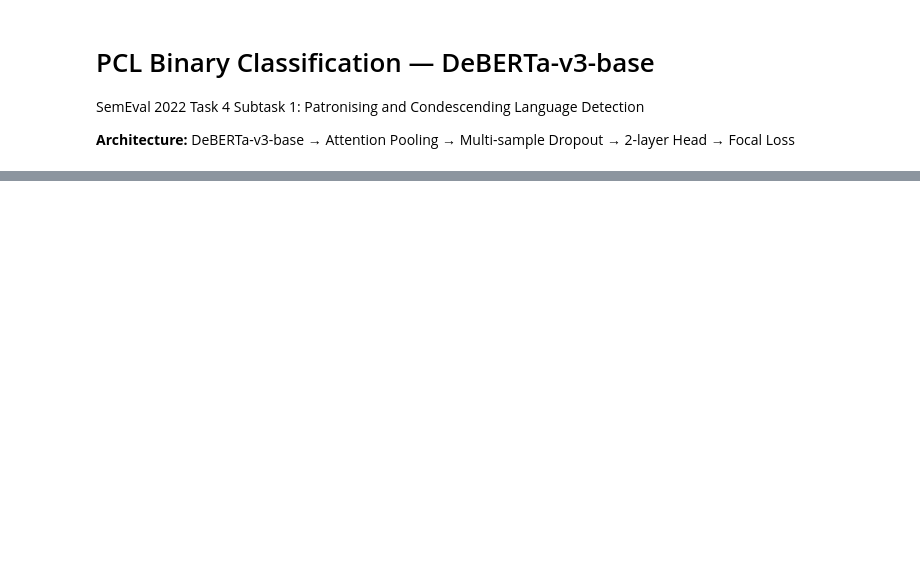
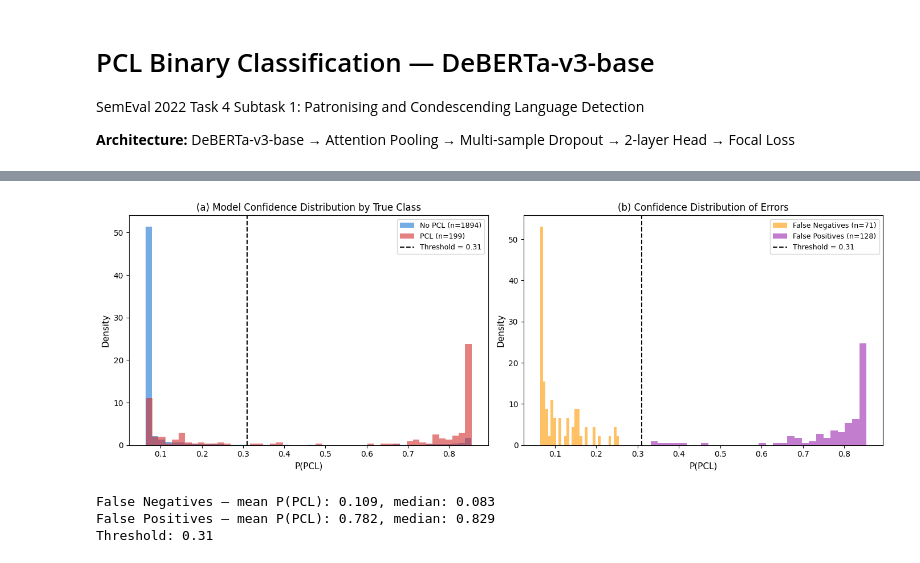
Before and after one commit to shlokcshah55/NLP-CW, a Jupyter notebook: model.ipynb, the cells around one changed output, grey strips where cells are left out. Cells and saved outputs as stored; diff of their text form; code cells hidden in the pictures; blank space fills up the shorter version.

```diff
--- a/model.ipynb
+++ b/model.ipynb
@@ -355,0 +700,45 @@ print("Saved best_model.pt")
+# %%
+# === Confidence Distribution ===
+fig, axes = plt.subplots(1, 2, figsize=(14, 5))
+
+# Panel (a): Overlapping histograms
+ax = axes[0]
+ax.hist(dev_probs[dev_labels == 0], bins=50, alpha=0.6, label=f"No PCL (n={sum(dev_labels==0)})",
+        color="#1976d2", density=True)
+ax.hist(dev_probs[dev_labels == 1], bins=50, alpha=0.6, label=f"PCL (n={sum(dev_labels==1)})",
+        color="#d32f2f", density=True)
+ax.axvline(x=optimal_threshold, color="black", linestyle="--", linewidth=1.5,
+           label=f"Threshold = {optimal_threshold:.2f}")
+ax.set_xlabel("P(PCL)", fontsize=11)
+ax.set_ylabel("Density", fontsize=11)
+ax.set_title("(a) Model Confidence Distribution by True Class", fontsize=12)
+ax.legend(fontsize=9)
+
+# Panel (b): Confidence for errors only
+ax2 = axes[1]
+fn_probs = dev_probs[(dev_labels == 1) & (dev_preds == 0)]
+fp_probs = dev_probs[(dev_labels == 0) & (dev_preds == 1)]
+ax2.hist(fn_probs, bins=30, alpha=0.6, label=f"False Negatives (n={len(fn_probs)})",
+         color="#ff9800", density=True)
+ax2.hist(fp_probs, bins=30, alpha=0.6, label=f"False Positives (n={len(fp_probs)})",
+         color="#9c27b0", density=True)
+ax2.axvline(x=optimal_threshold, color="black", linestyle="--", linewidth=1.5,
+            label=f"Threshold = {optimal_threshold:.2f}")
+ax2.set_xlabel("P(PCL)", fontsize=11)
+ax2.set_ylabel("Density", fontsize=11)
+ax2.set_title("(b) Confidence Distribution of Errors", fontsize=12)
+ax2.legend(fontsize=9)
+
+plt.tight_layout()
+plt.savefig("confidence_distribution.png", dpi=150, bbox_inches="tight")
+plt.show()
+
+# Print summary stats
+print(f"False Negatives — mean P(PCL): {fn_probs.mean():.3f}, median: {np.median(fn_probs):.3f}")
+print(f"False Positives — mean P(PCL): {fp_probs.mean():.3f}, median: {np.median(fp_probs):.3f}")
+print(f"Threshold: {optimal_threshold:.2f}")
+# %% [output]
+[figure, added]
+False Negatives — mean P(PCL): 0.109, median: 0.083
+False Positives — mean P(PCL): 0.782, median: 0.829
+Threshold: 0.31
```
Also changed, not shown: parts of 13 cells of this notebook.
